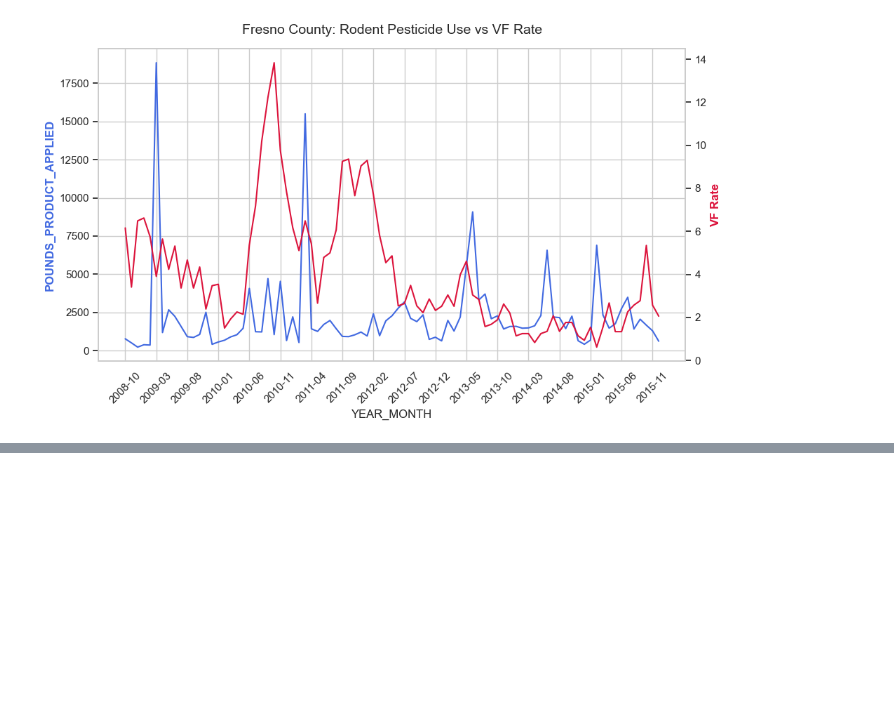
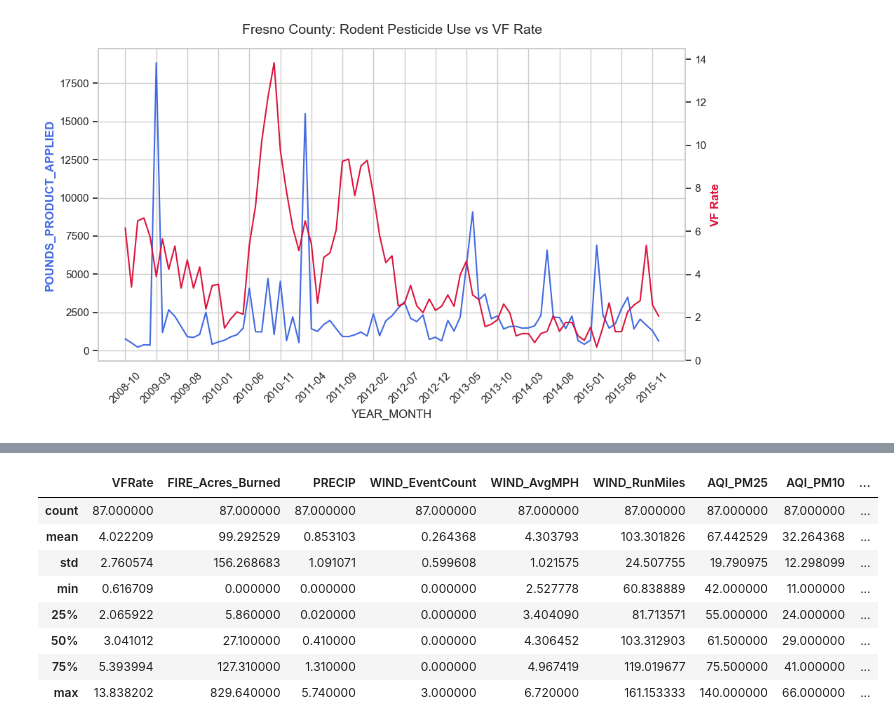
Before and after one commit to dillonallen92/ValleyFeverAnalysis_Cleaned, a Jupyter notebook: src/notebooks/data_investigation.ipynb, the cells around one changed output, grey strips where cells are left out. Drawn from its saved outputs; the diff is of its cells as text; code cells hidden in the pictures; blank space fills up the shorter version.

```diff
--- a/src/notebooks/data_investigation.ipynb
+++ b/src/notebooks/data_investigation.ipynb
@@ -93,0 +94,12 @@ plt.show()
+# %%
+df.describe()
+# %% [output]
+|  | VFRate | FIRE_Acres_Burned | PRECIP | WIND_EventCount | WIND_AvgMPH | WIND_RunMiles | AQI_PM25 | AQI_PM10 | ... |
+| count | 87.000000 | 87.000000 | 87.000000 | 87.000000 | 87.000000 | 87.000000 | 87.000000 | 87.000000 | ... |
+| mean | 4.022209 | 99.292529 | 0.853103 | 0.264368 | 4.303793 | 103.301826 | 67.442529 | 32.264368 | ... |
+| std | 2.760574 | 156.268683 | 1.091071 | 0.599608 | 1.021575 | 24.507755 | 19.790975 | 12.298099 | ... |
+| min | 0.616709 | 0.000000 | 0.000000 | 0.000000 | 2.527778 | 60.838889 | 42.000000 | 11.000000 | ... |
+| 25% | 2.065922 | 5.860000 | 0.020000 | 0.000000 | 3.404090 | 81.713571 | 55.000000 | 24.000000 | ... |
+| 50% | 3.041012 | 27.100000 | 0.410000 | 0.000000 | 4.306452 | 103.312903 | 61.500000 | 29.000000 | ... |
+| 75% | 5.393994 | 127.310000 | 1.310000 | 0.000000 | 4.967419 | 119.019677 | 75.500000 | 41.000000 | ... |
+| max | 13.838202 | 829.640000 | 5.740000 | 3.000000 | 6.720000 | 161.153333 | 140.000000 | 66.000000 | ... |
```
Also changed, not shown: parts of 3 cells of this notebook, 24 other files.
